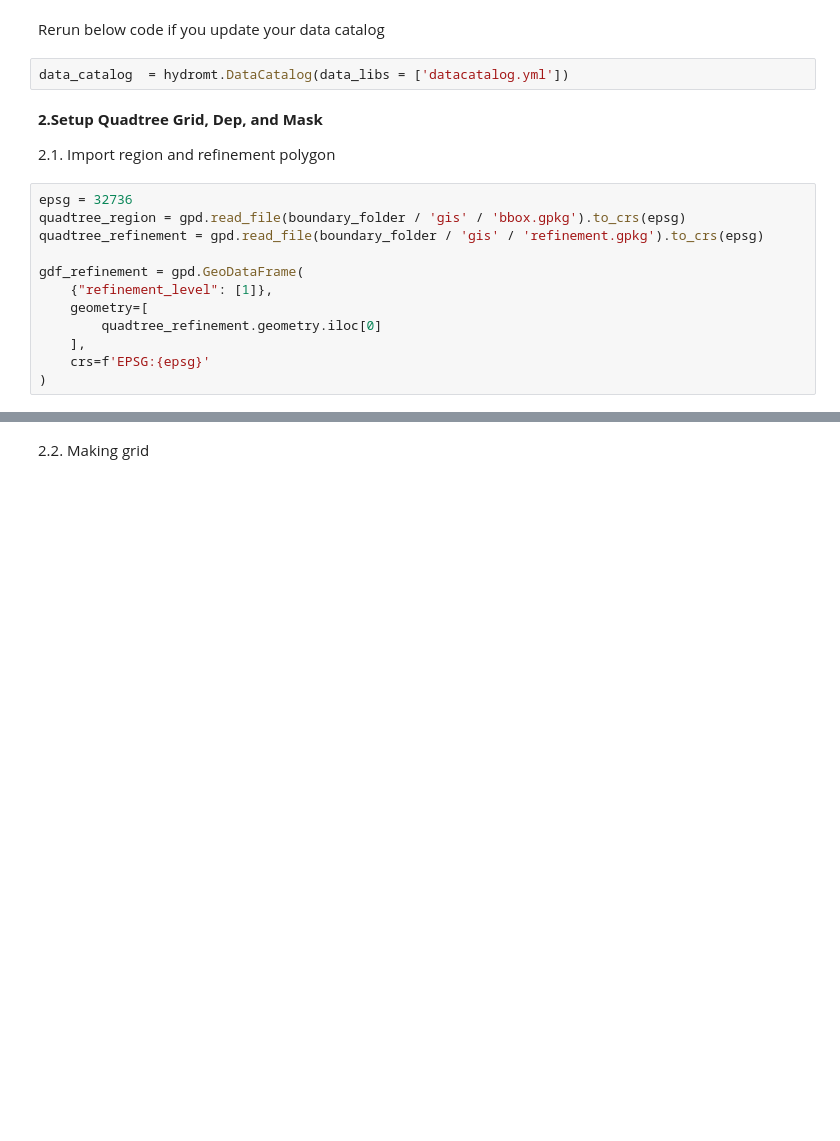
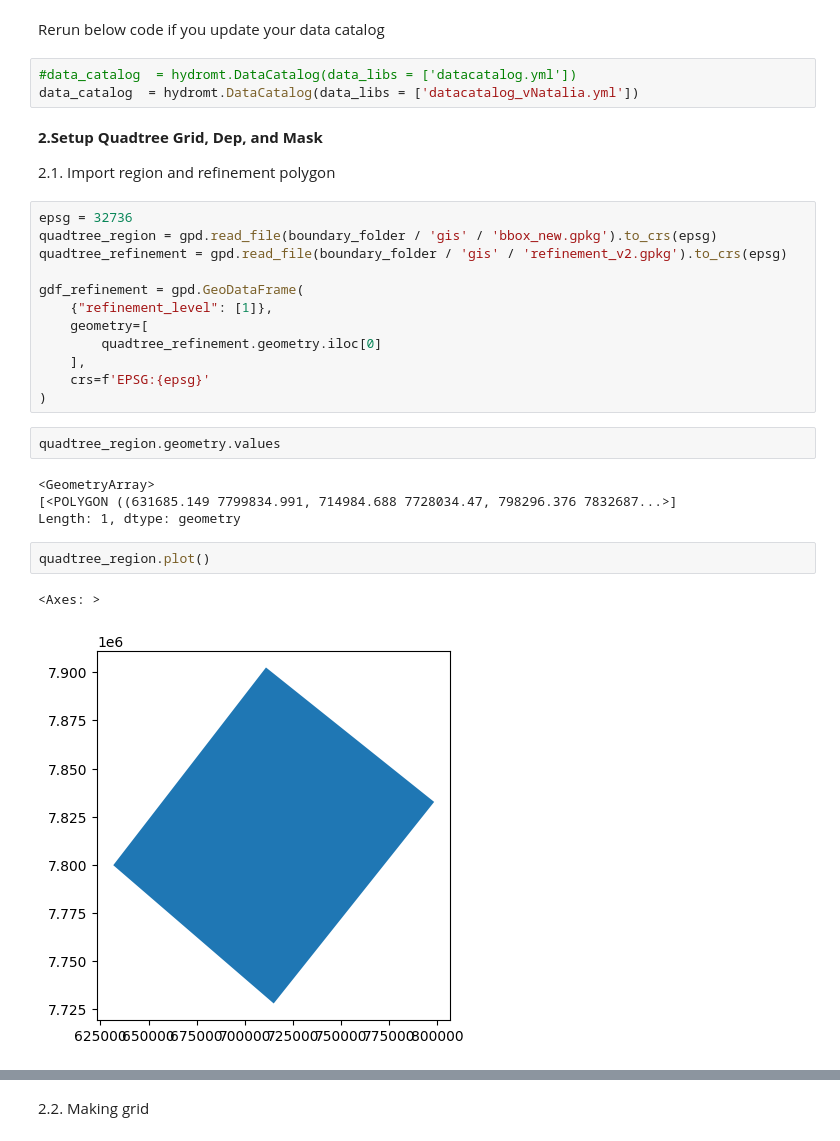
Before and after one commit to HORIZON-COMPASS/compound-flooding-tropical-cyclones, a Jupyter notebook: SFINCS_Wave/sofala_wave.ipynb, the cells around one changed output, grey strips where cells are left out. Drawn from its saved outputs; the diff is of its cells as text; blank space fills up the shorter version.

```diff
--- a/SFINCS_Wave/sofala_wave.ipynb
+++ b/SFINCS_Wave/sofala_wave.ipynb
@@ -51,15 +51,16 @@ sf_qt = SfincsModel(
 # %% [markdown]
 Rerun below code if you update your data catalog
 # %%
-data_catalog  = hydromt.DataCatalog(data_libs = ['datacatalog.yml'])
+#data_catalog  = hydromt.DataCatalog(data_libs = ['datacatalog.yml'])
+data_catalog  = hydromt.DataCatalog(data_libs = ['datacatalog_vNatalia.yml'])
 # %% [markdown]
 **2.Setup Quadtree Grid, Dep, and Mask**
 
 2.1. Import region and refinement polygon
 # %%
 epsg = 32736
-quadtree_region = gpd.read_file(boundary_folder / 'gis' / 'bbox.gpkg').to_crs(epsg)
-quadtree_refinement = gpd.read_file(boundary_folder / 'gis' / 'refinement.gpkg').to_crs(epsg)
+quadtree_region = gpd.read_file(boundary_folder / 'gis' / 'bbox_new.gpkg').to_crs(epsg)
+quadtree_refinement = gpd.read_file(boundary_folder / 'gis' / 'refinement_v2.gpkg').to_crs(epsg)
 
 gdf_refinement = gpd.GeoDataFrame(
     {"refinement_level": [1]},
@@ -68,3 +69,14 @@ gdf_refinement = gpd.GeoDataFrame(
     ],
     crs=f'EPSG:{epsg}'
 )
+# %%
+quadtree_region.geometry.values
+# %% [output]
+<GeometryArray>
+[<POLYGON ((631685.149 7799834.991, 714984.688 7728034.47, 798296.376 7832687...>]
+Length: 1, dtype: geometry
+# %%
+quadtree_region.plot()
+# %% [output]
+<Axes: >
+[figure, added]
```
Also changed, not shown: parts of 39 cells of this notebook, 27 other files.
